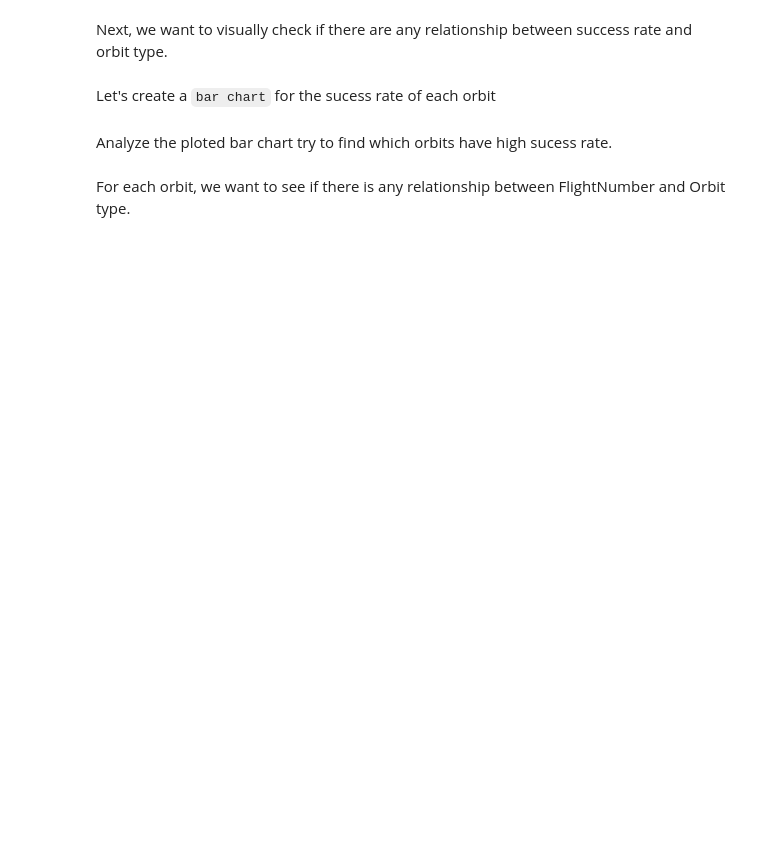
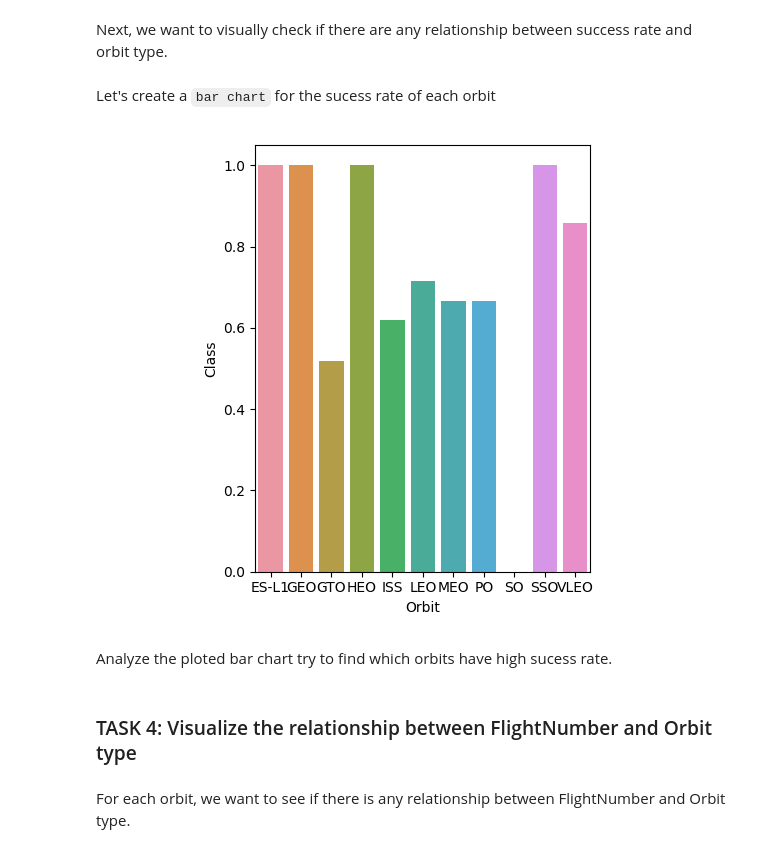
Before and after one commit to daminabence/IBM, a Jupyter notebook: 03_Exploratory_Data_Analysis/03_Exploratory_Data_Analysis-Data_Visualization.ipynb, the cells around one changed output. Cells and saved outputs as stored; diff of their text form; code cells hidden in the pictures; blank space fills up the shorter version.

```diff
--- a/03_Exploratory_Data_Analysis/03_Exploratory_Data_Analysis-Data_Visualization.ipynb
+++ b/03_Exploratory_Data_Analysis/03_Exploratory_Data_Analysis-Data_Visualization.ipynb
@@ -112,5 +111,11 @@ Next, we want to visually check if there are any relationship between success ra
 Let's create a `bar chart` for the sucess rate of each orbit
 # %%
 # HINT use groupby method on Orbit column and get the mean of Class column
+df_orbit = df.groupby('Orbit').mean().reset_index()
+
+sns.barplot(data=df_orbit, x='Orbit', y='Class')
+plt.show()
+# %% [output]
+[figure, added]
 # %% [markdown]
 Analyze the ploted bar chart try to find which orbits have high sucess rate.
@@ -119,3 +122,5 @@ Analyze the ploted bar chart try to find which orbits have high sucess rate.
+# %% [markdown]
+### TASK  4: Visualize the relationship between FlightNumber and Orbit type
 # %% [markdown]
 For each orbit, we want to see if there is any relationship between FlightNumber and Orbit type.
 # %%
```
Also changed, not shown: parts of 33 cells of this notebook, 1 other file.
